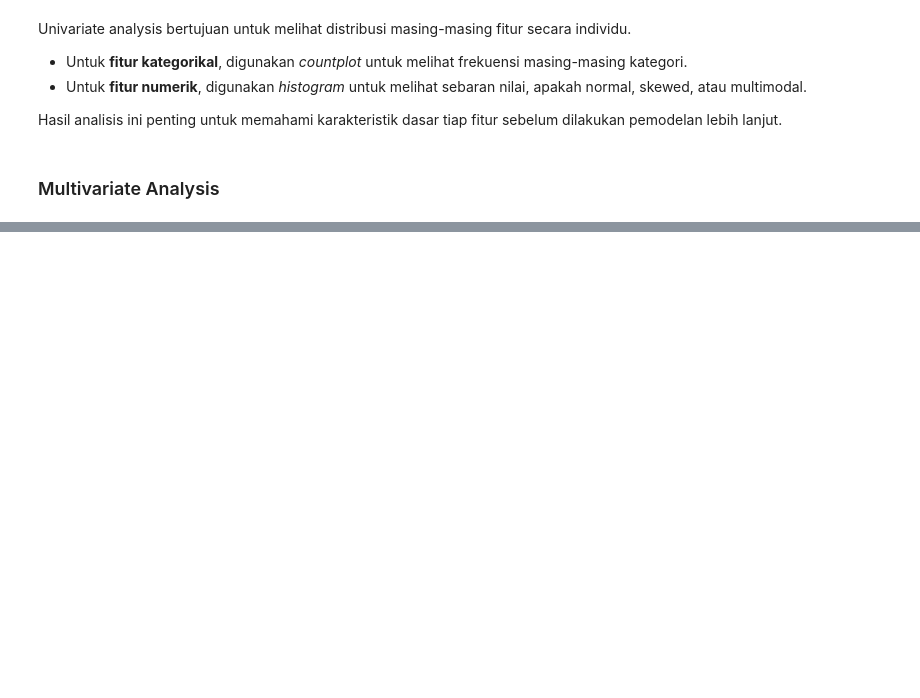
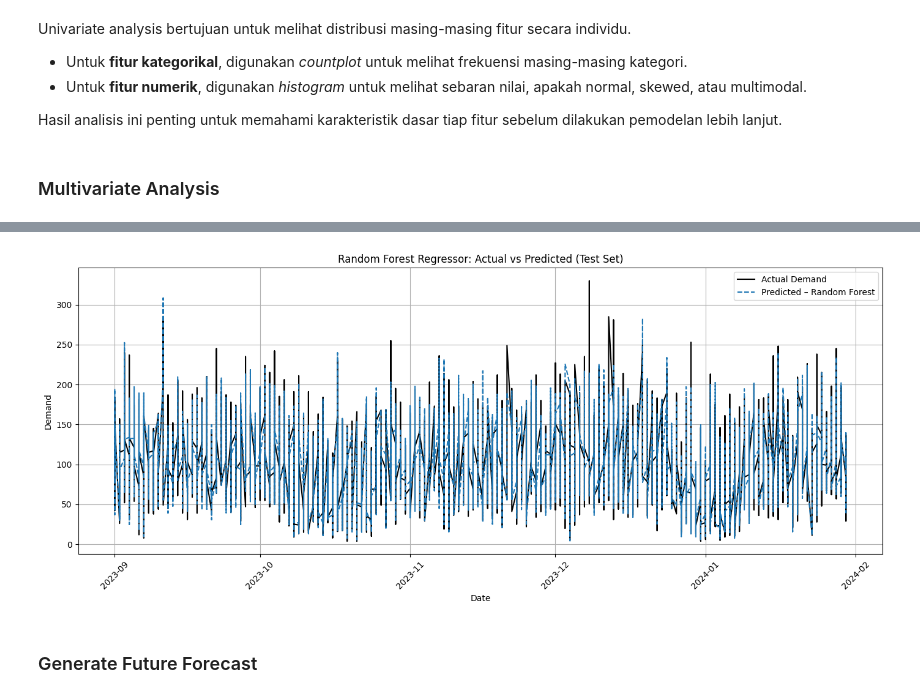
Before and after one commit to heriswaya/MLT-Project-1-and-2, a Jupyter notebook: forecasting_demand.ipynb, the cells around one changed output, grey strips where cells are left out. Saved outputs shown, nothing was run; the diff lists cells and outputs as text; code cells hidden in the pictures; blank space fills up the shorter version.

```diff
--- a/forecasting_demand.ipynb
+++ b/forecasting_demand.ipynb
@@ -290,0 +490,13 @@ Hasil analisis ini penting untuk memahami karakteristik dasar tiap fitur sebelum
+# %%
+# Random Forest Regressor
+plt.figure(figsize=(14,6))
+plt.plot(dates_test, y_test, label='Actual Demand', color='black')
+plt.plot(dates_test, y_pred_rf, label='Predicted – Random Forest', linestyle='--')
+plt.title('Random Forest Regressor: Actual vs Predicted (Test Set)')
+plt.xlabel('Date'); plt.ylabel('Demand')
+plt.legend(); plt.xticks(rotation=45); plt.grid(True); plt.tight_layout()
+plt.show()
+# %% [output]
+[figure, added]
+# %% [markdown]
+### Generate Future Forecast
```
Also changed, not shown: parts of 21 cells of this notebook.
